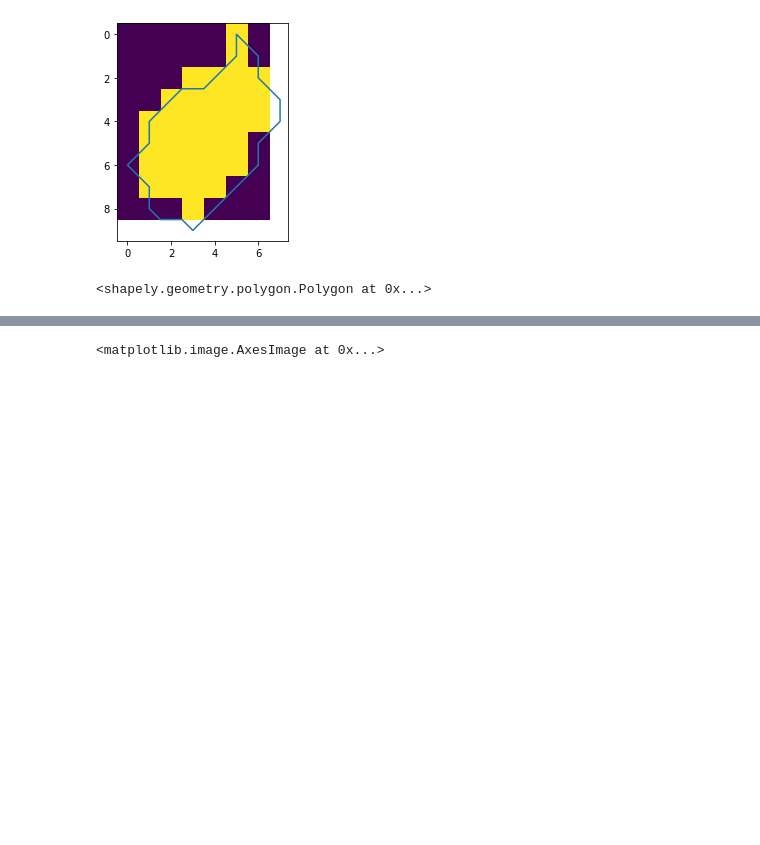
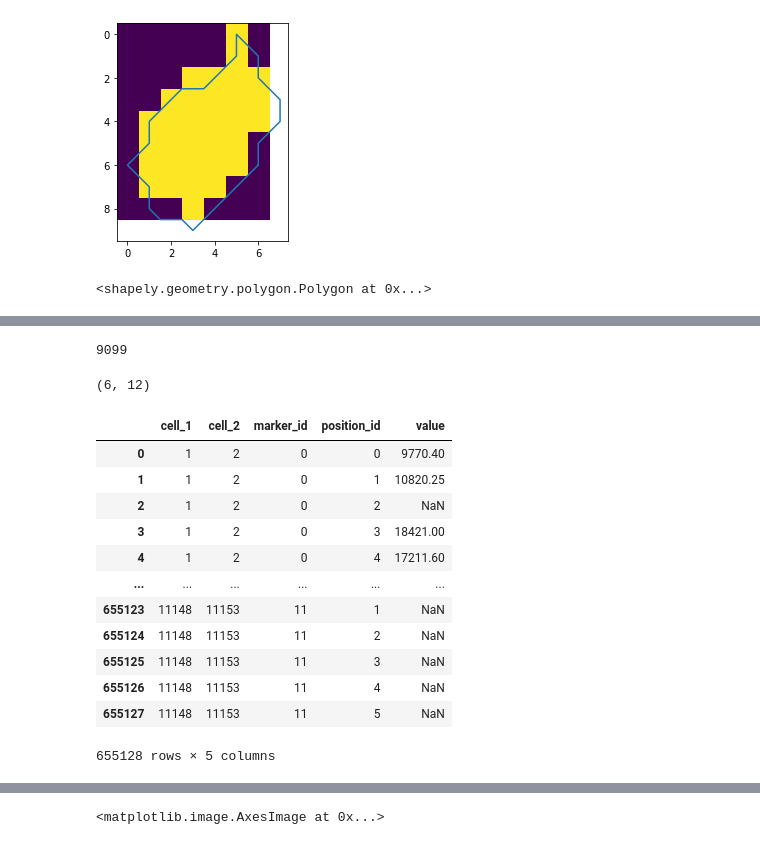
Before and after one commit to clemenshug/celltide, a Jupyter notebook: celltide_exploration.ipynb, the cells around one changed output, grey strips where cells are left out. Saved outputs shown, nothing was run; the diff lists cells and outputs as text; code cells hidden in the pictures; blank space fills up the shorter version.

```diff
--- a/celltide_exploration.ipynb
+++ b/celltide_exploration.ipynb
@@ -889,0 +895,7 @@ target_shape (31, 44)
+# %%
+profiles = {}
+for k, v in intersections.items():
+    try:
+        profiles[k] = intersection_profiler.get_profile(k, v, 3)
+    except Exception:
+        pass
@@ -889,0 +920,34 @@ target_shape (31, 44)
+# %%
+len(profiles)
+# %% [output]
+9099
+# %%
+profiles[(3, 7)][1].shape
+# %% [output]
+(6, 12)
+# %%
+def rectangulize_res(x):
+    for (c1, c2), p in x.items():
+        for id_m in range(p[1].shape[1]):
+            for id_p in range(p[1].shape[0]):
+                yield (c1, c2, id_m, id_p, p[1][id_p, id_m])
+# %%
+res_table = pd.DataFrame.from_records(
+    rectangulize_res(profiles), columns=["cell_1", "cell_2", "marker_id", "position_id", "value"]
+)
+# %%
+res_table
+# %% [output]
+|  | cell_1 | cell_2 | marker_id | position_id | value |
+| 0 | 1 | 2 | 0 | 0 | 9770.40 |
+| 1 | 1 | 2 | 0 | 1 | 10820.25 |
+| 2 | 1 | 2 | 0 | 2 | NaN |
+| 3 | 1 | 2 | 0 | 3 | 18421.00 |
+| 4 | 1 | 2 | 0 | 4 | 17211.60 |
+| ... | ... | ... | ... | ... | ... |
+| 655123 | 11148 | 11153 | 11 | 1 | NaN |
+| 655124 | 11148 | 11153 | 11 | 2 | NaN |
+| 655125 | 11148 | 11153 | 11 | 3 | NaN |
+| 655126 | 11148 | 11153 | 11 | 4 | NaN |
+| 655127 | 11148 | 11153 | 11 | 5 | NaN |
+655128 rows × 5 columns
```
Also changed, not shown: parts of 9 cells of this notebook.
